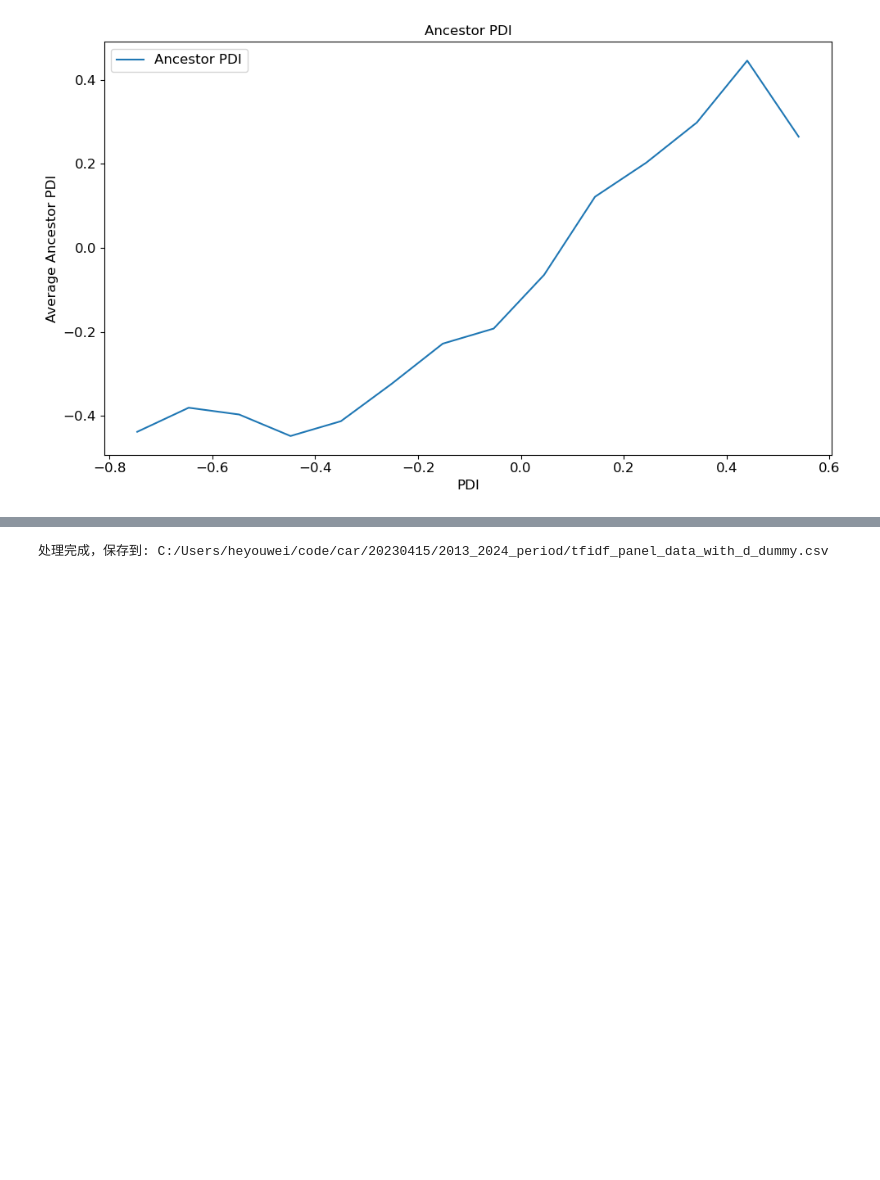
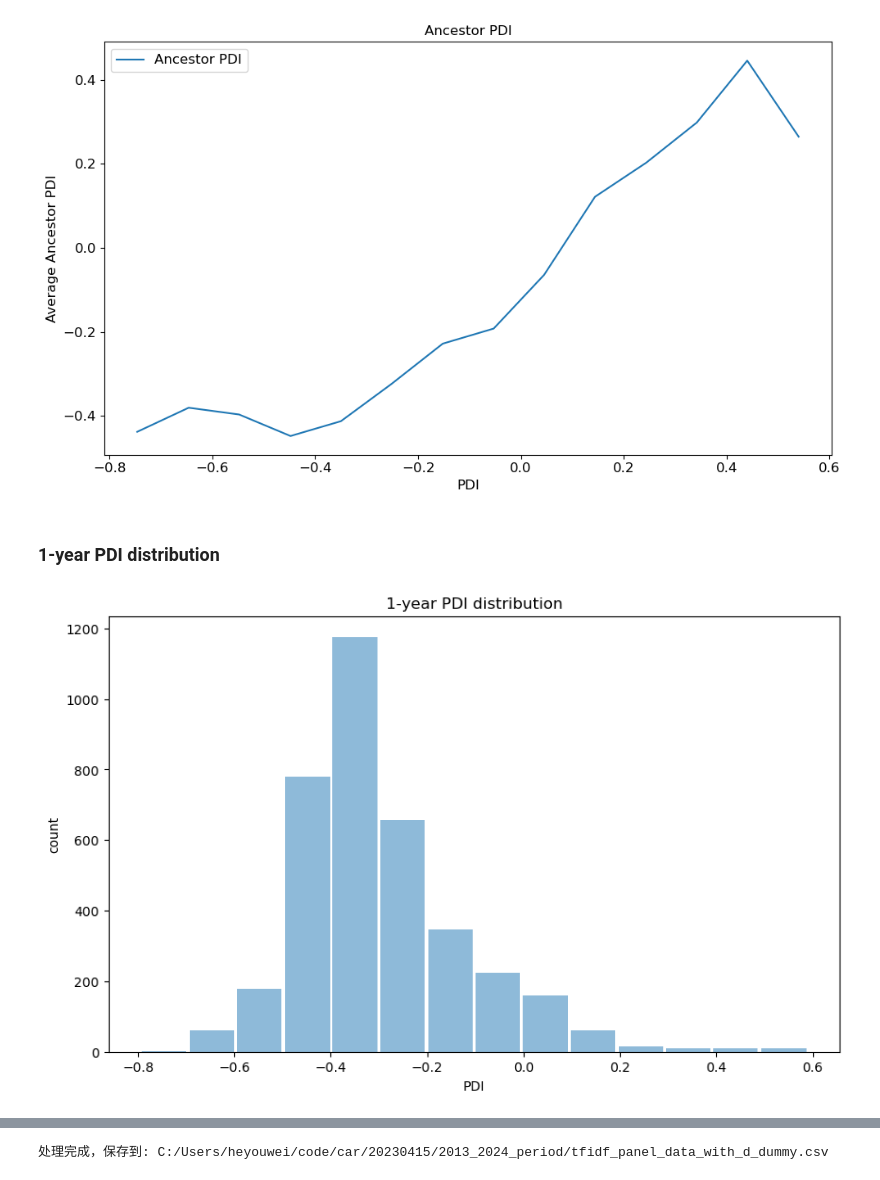
Before and after one commit to heyouwei2021/Product-disruption-index-research, a Jupyter notebook: code/visualization/phylogenetic_visual.ipynb, the cells around one changed output, grey strips where cells are left out. Cells and saved outputs as stored; diff of their text form; code cells hidden in the pictures; blank space fills up the shorter version.

```diff
--- a/code/visualization/phylogenetic_visual.ipynb
+++ b/code/visualization/phylogenetic_visual.ipynb
@@ -1281,7 +931,7 @@ cd_lst = ['cd13.9_1','cd13.1_1','cd13.8_1']
 ancestors_df = pd.DataFrame()
 nlarge = 3 #寻找前多少个最大相似性的ancestor
 col_lst = norm_x.columns.tolist()
-if os.path.exists(filepath+weight+'_pweight_df.csv') and os.path.exists(filepath+'wnorm_x.csv'):
+if os.path.exists(filepath+weight+'_pweight_df.csv') and os.path.exists(filepath+weight+'_wnorm_x.csv'):
     print('Loading '+filepath+weight+'_wnorm_x.csv')
     wnorm_x = pd.read_csv(filepath+weight+'_wnorm_x.csv',low_memory=False)#wnorm_x是带weight的chromosome
     print('Loading '+filepath+weight+'_pweight_df.csv')
@@ -1370,23 +1020,6 @@ for idx in tqdm(data.index.tolist()[:]):
             dic['top'+str(n)+'_wnew_count'] = wnew_count #weighted新基因数
             dic['top'+str(n)+'_wtotal_count'] = wtotal_count #weighted总基因数
         ancestors_df = pd.concat([ancestors_df,pd.DataFrame([dic])])
-'''
-ycol_lst = ['_sim','_weigtsim','_dis_rate','_inh_rate','_new_rate','_wdis_rate','_winh_rate','_wnew_rate'] + ['_anc_'+col for col in cd_lst]
-for col in ycol_lst:#求平均
-    ancestors_df['avg'+col] = ancestors_df[[f'top{n}{col}' for n in range(nlarge)]].mean(axis=1)
-for col in  [col+'_diff' for col in cd_lst] +  [col+'_diff_ratio' for col in cd_lst]:#求平均anc的cd与的foccd的diff和diff ratio
-    ancestors_df['avg'+col] = ancestors_df[[f'top{n}_{col}' for n in range(nlarge)]].mean(axis=1)
-#求weight与unweight的diff
-ancestors_df['avg_sim_diff_ratio'] = (ancestors_df['avg_weigtsim'] - ancestors_df['avg_sim'])/ancestors_df['avg_sim']
-ancestors_df['avg_dis_rate_diff'] = ancestors_df['avg_wdis_rate'] - ancestors_df['avg_dis_rate']
-ancestors_df['avg_inh_rate_diff'] = ancestors_df['avg_winh_rate'] - ancestors_df['avg_inh_rate']
-ancestors_df['avg_new_rate_diff'] = ancestors_df['avg_wnew_rate'] - ancestors_df['avg_new_rate']
-ancestors_df['avg_sim_diff'] = ancestors_df['avg_weigtsim'] - ancestors_df['avg_sim']
-
-ancestors_df.set_index('index', inplace=True)
-ancestors_df.to_csv(filepath+weight+'_ancestors_df.csv')
-print('Saved file:',filepath+weight+'_ancestors_df.csv')
-'''
 # %% [output]
 "\nycol_lst = ['_sim','_weigtsim','_dis_rate','_inh_rate','_new_rate','_wdis_rate','_winh_rate','_wnew_rate'] + ['_anc_'+col for col in cd_lst] \nfor col in ycol_lst:#求平均\n    ancestors_df['avg'+col]  ...
 # %%
@@ -1712,3 +1304,40 @@ drawplot(avg_df,newxcol,['avg_anc_cd13.9_1'],'count',col_dic)
 # %% [output]
 [figure]
 [figure]
+# %% [markdown]
+### 1-year PDI distribution
+# %%
+def drawboxplot(df,xcol,ycol_lst,barcol,col_dic,x_name='cd13.9_1',wid=1.2,smooth=False,legendpos='best'):
+    #画图，df为按pdi分组平均值的各项数值，xcol：横轴坐标列，ycol_lst：需要表示的参数列（共同纵坐标），barcol：画bar图的count列，col_dic：列名字典,x_name:x轴的名字,smooth:是否做平滑处理，legendpos:图例位置
+
+    # 创建一个figure对象
+    fig = plt.figure(figsize=(10, 6)) # 设置画板大小为10*6英寸
+
+    # 创建一个子图对象
+    ax1 = fig.add_subplot(111) # 将画板划分为1*1，ax1表示第一个子图
+
+
+    # 绘制柱状图
+    bar_container = ax1.bar(df[xcol], df[barcol], width=wid/(len(df)-1), alpha=0.5, label='Product count')
+    #ax3.bar_label(bar_container)
+    # 设置坐标轴标签
+    ax1.set_xlabel(col_dic[x_name]) # 设置横坐标轴标签为cd13.8_1
+    ax1.set_ylabel(barcol) # 设置连线图纵坐标轴标签为value
+
+
+    # 设置子图标题
+    ax1.set_title('1-year '+col_dic[x_name]+' distribution') # 设置子图标题为df的连线图和柱状图
+
+    # 显示图形
+    #plt.show() # 显示图形
+    plt.savefig(filepath+'../../fig/'+col_dic[x_name]+'_dis.svg', format='svg')
+col_lst1 = ['avg_new_rate_diff']
+xcol = 'cd13.9_1'
+n = 15
+weight = 'tf'
+data = pd.read_csv(filepath+weight+'_product_regdata.csv')
+df = data.loc[(data['year'] > beginyear) & (data['year'] < endyear) & (~data['vfm'].isna())].copy()
+avg_df = getavgdf(df,col_lst1,n,xcol)
+drawboxplot(avg_df,newxcol,col_lst1,'count',col_dic,xcol,1.2)
+# %% [output]
+[figure, added]
```
Also changed, not shown: parts of 52 cells of this notebook.
